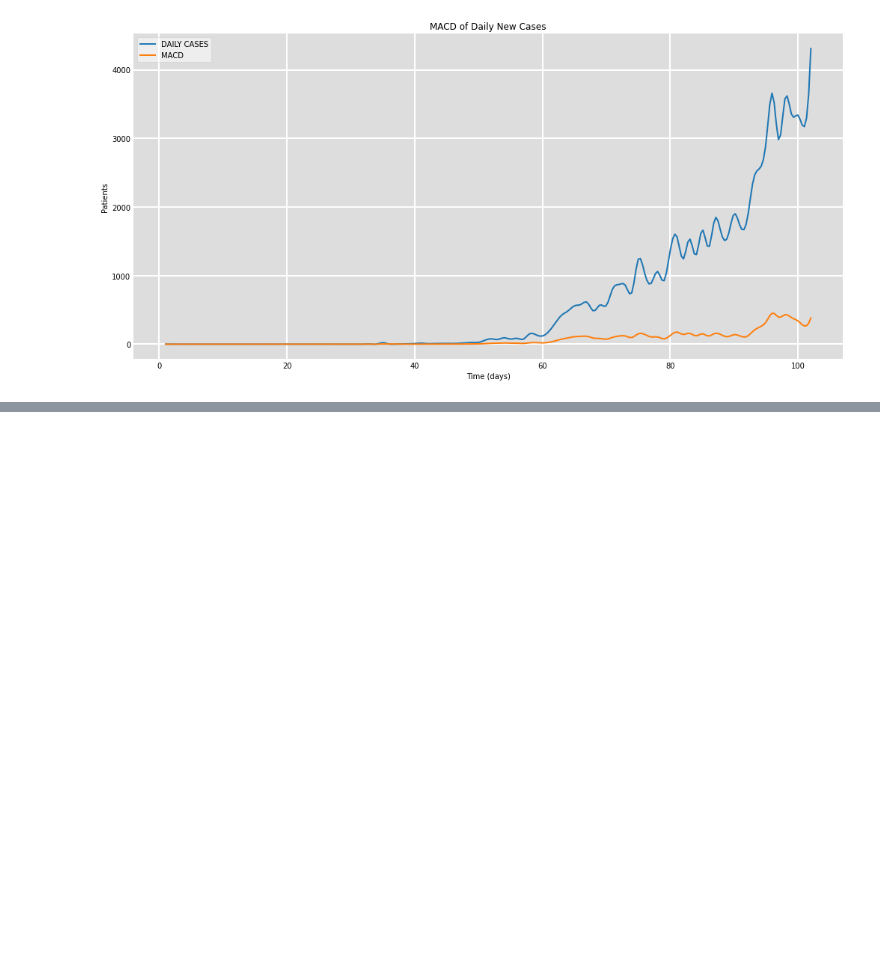
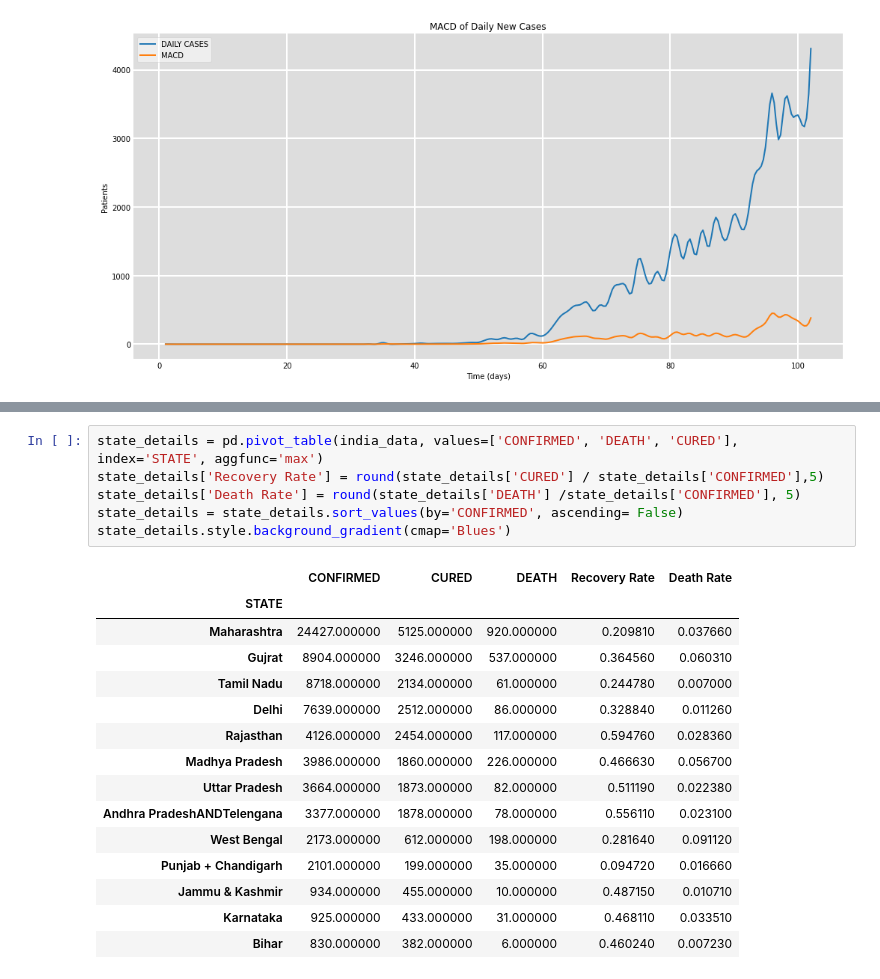
Before and after one commit to puneat/ML_project_UCS611, a Jupyter notebook: data_preprocessing.ipynb, the cells around one changed output, grey strips where cells are left out. Cells and saved outputs as stored; diff of their text form; blank space fills up the shorter version.

```diff
--- a/data_preprocessing.ipynb
+++ b/data_preprocessing.ipynb
@@ -92,0 +182,22 @@ plot_data(num_days,macd_moving_averages,['DAILY CASES','MACD'],'MACD of Daily Ne
+# %%
+state_details = pd.pivot_table(india_data, values=['CONFIRMED', 'DEATH', 'CURED'], index='STATE', aggfunc='max')
+state_details['Recovery Rate'] = round(state_details['CURED'] / state_details['CONFIRMED'],5)
+state_details['Death Rate'] = round(state_details['DEATH'] /state_details['CONFIRMED'], 5)
+state_details = state_details.sort_values(by='CONFIRMED', ascending= False)
+state_details.style.background_gradient(cmap='Blues')
+# %% [output]
+|  | CONFIRMED | CURED | DEATH | Recovery Rate | Death Rate |
+| STATE |  |  |  |  |  |
+| Maharashtra | 24427.000000 | 5125.000000 | 920.000000 | 0.209810 | 0.037660 |
+| Gujrat | 8904.000000 | 3246.000000 | 537.000000 | 0.364560 | 0.060310 |
+| Tamil Nadu | 8718.000000 | 2134.000000 | 61.000000 | 0.244780 | 0.007000 |
+| Delhi | 7639.000000 | 2512.000000 | 86.000000 | 0.328840 | 0.011260 |
+| Rajasthan | 4126.000000 | 2454.000000 | 117.000000 | 0.594760 | 0.028360 |
+| Madhya Pradesh | 3986.000000 | 1860.000000 | 226.000000 | 0.466630 | 0.056700 |
+| Uttar Pradesh | 3664.000000 | 1873.000000 | 82.000000 | 0.511190 | 0.022380 |
+| Andhra PradeshANDTelengana | 3377.000000 | 1878.000000 | 78.000000 | 0.556110 | 0.023100 |
+| West Bengal | 2173.000000 | 612.000000 | 198.000000 | 0.281640 | 0.091120 |
+| Punjab + Chandigarh | 2101.000000 | 199.000000 | 35.000000 | 0.094720 | 0.016660 |
+| Jammu & Kashmir | 934.000000 | 455.000000 | 10.000000 | 0.487150 | 0.010710 |
+| Karnataka | 925.000000 | 433.000000 | 31.000000 | 0.468110 | 0.033510 |
+| Bihar | 830.000000 | 382.000000 | 6.000000 | 0.460240 | 0.007230 |
```
Also changed, not shown: parts of 9 cells of this notebook.
